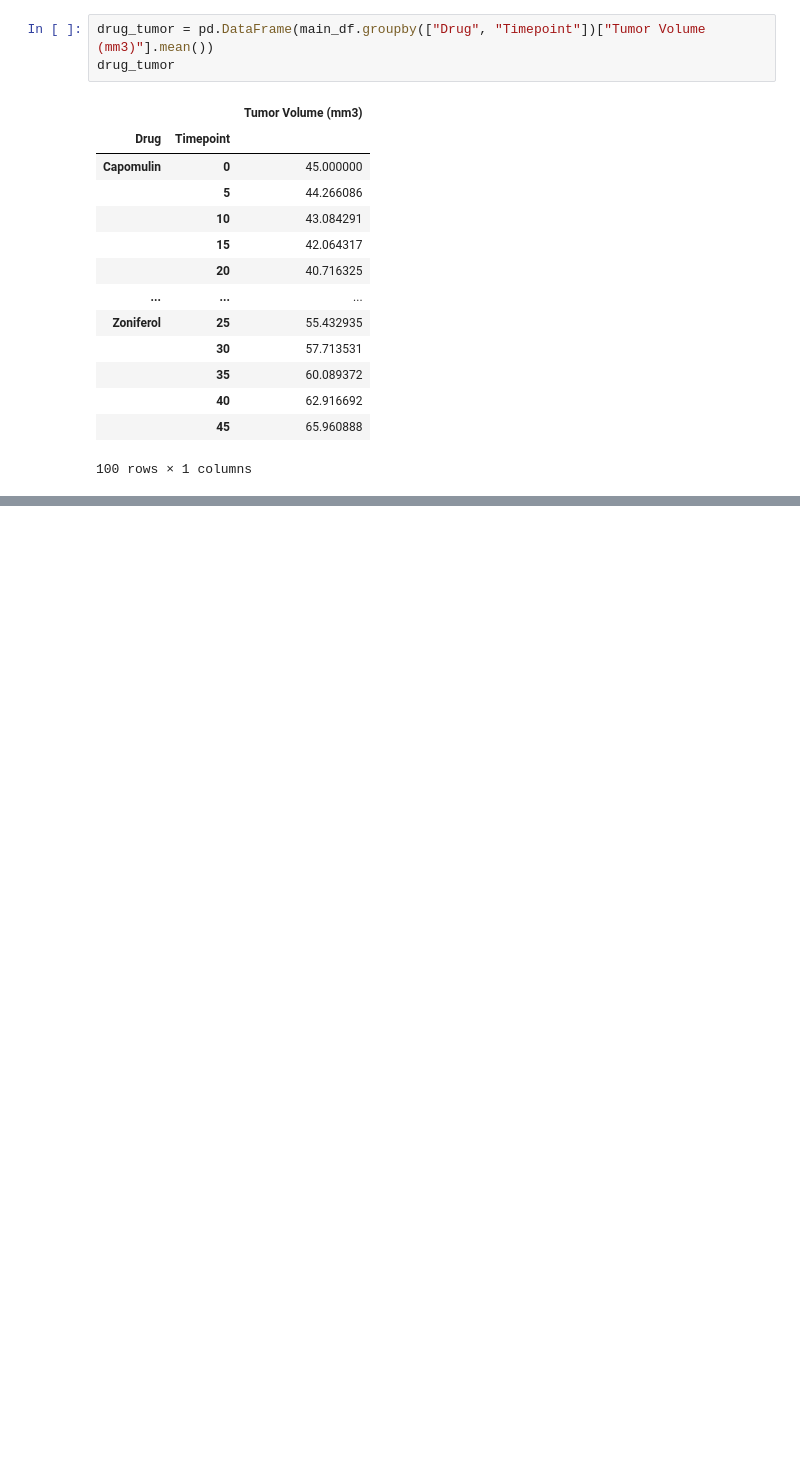
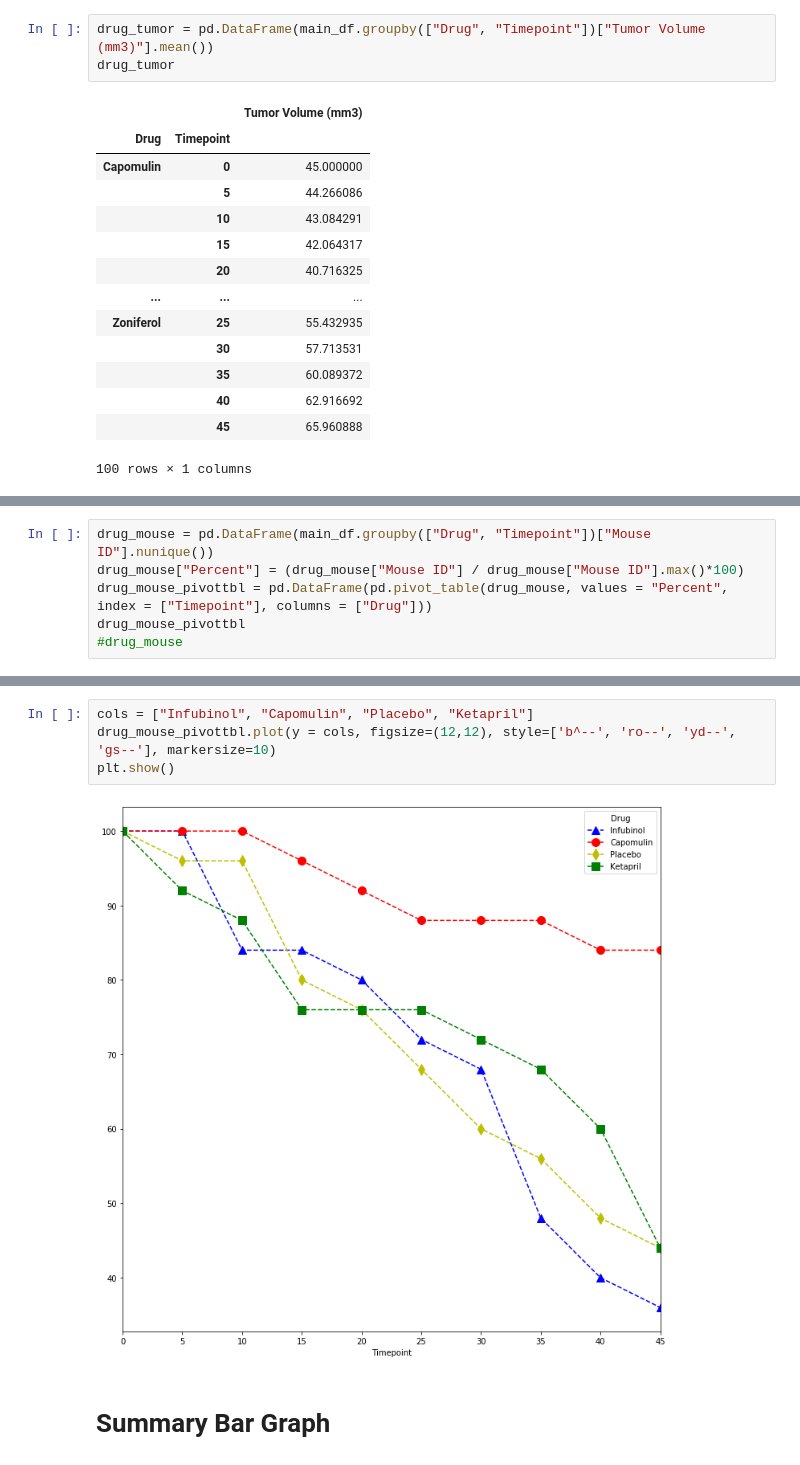
Before and after one commit to gabprado/matplotlib-challenge, a Jupyter notebook: Pymaceuticals/Pymaceuticals.ipynb, the cells around one changed output, grey strips where cells are left out. Cells and saved outputs as stored; diff of their text form; blank space fills up the shorter version.

```diff
--- a/Pymaceuticals/Pymaceuticals.ipynb
+++ b/Pymaceuticals/Pymaceuticals.ipynb
@@ -79,0 +142,6 @@ NameError: name 'state_and_inches' is not defined
+# %%
+drug_mouse = pd.DataFrame(main_df.groupby(["Drug", "Timepoint"])["Mouse ID"].nunique())
+drug_mouse["Percent"] = (drug_mouse["Mouse ID"] / drug_mouse["Mouse ID"].max()*100)
+drug_mouse_pivottbl = pd.DataFrame(pd.pivot_table(drug_mouse, values = "Percent", index = ["Timepoint"], columns = ["Drug"]))
+drug_mouse_pivottbl
+#drug_mouse
@@ -79,0 +161,8 @@ NameError: name 'state_and_inches' is not defined
+# %%
+cols = ["Infubinol", "Capomulin", "Placebo", "Ketapril"]
+drug_mouse_pivottbl.plot(y = cols, figsize=(12,12), style=['b^--', 'ro--', 'yd--', 'gs--'], markersize=10)
+plt.show()
+# %% [output]
+[figure, added]
+# %% [markdown]
+# Summary Bar Graph
```
Also changed, not shown: parts of 13 cells of this notebook.
